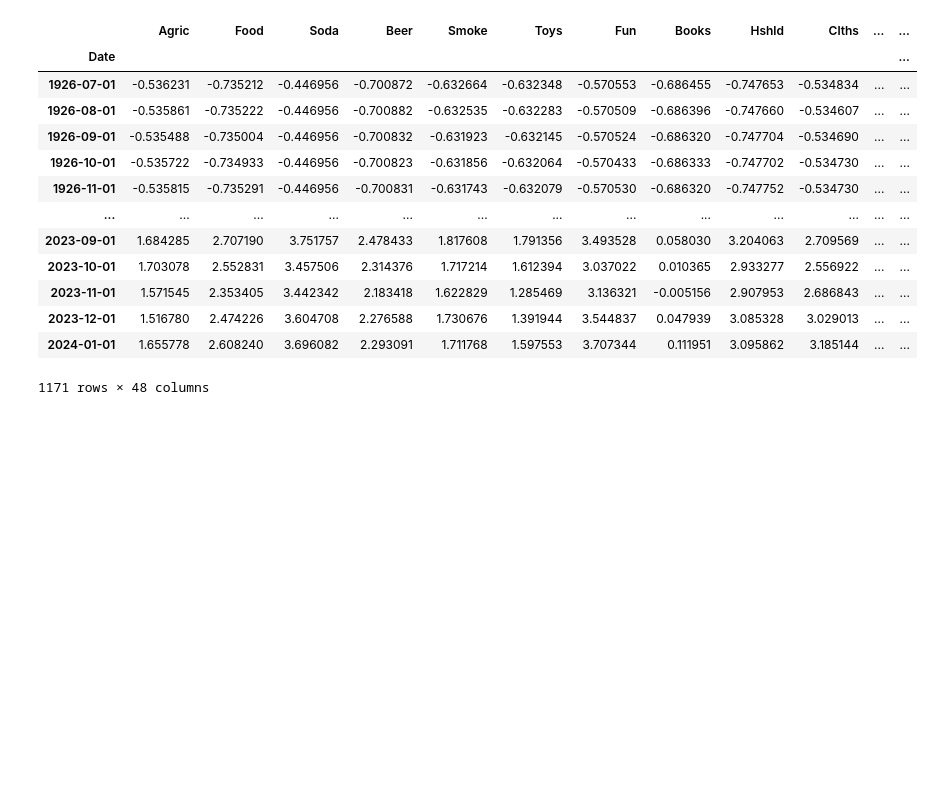
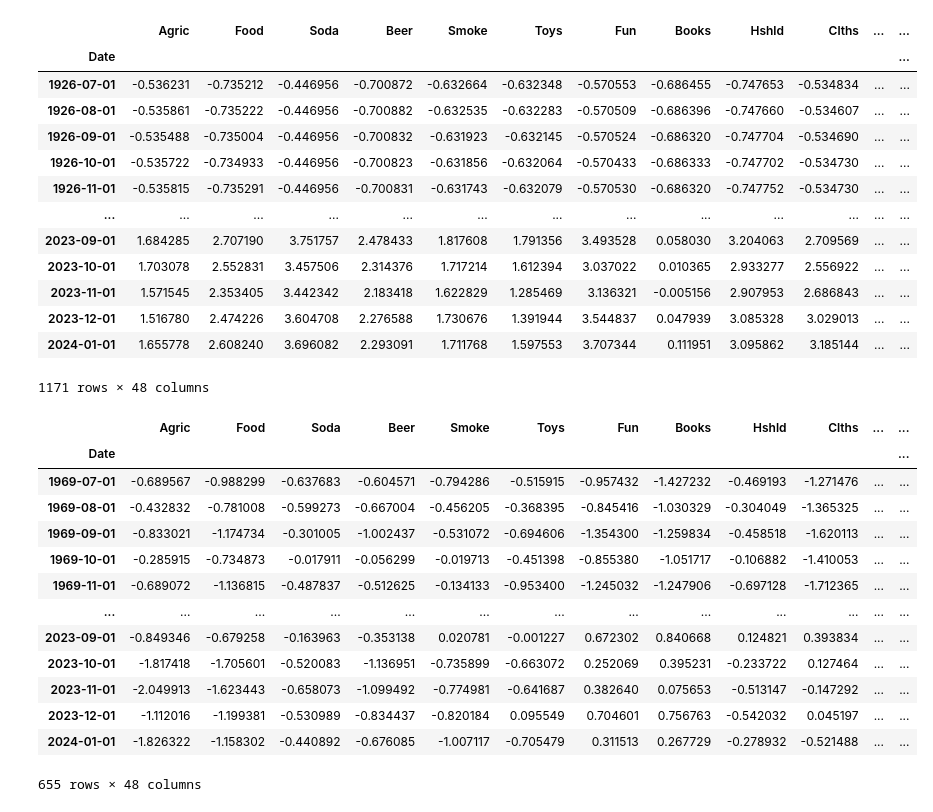
Before and after one commit to DominicPrenovost/TP2-PF-management, a Jupyter notebook: QuestionC.ipynb, the cells around one changed output. Cells and saved outputs as stored; diff of their text form; code cells hidden in the pictures; blank space fills up the shorter version.

```diff
--- a/QuestionC.ipynb
+++ b/QuestionC.ipynb
@@ -154,3 +155,36 @@ df_market_cap_standardized
 | 2023-12-01 | 1.516780 | 2.474226 | 3.604708 | 2.276588 | 1.730676 | 1.391944 | 3.544837 | 0.047939 | 3.085328 | 3.029013 | ... | ... |
 | 2024-01-01 | 1.655778 | 2.608240 | 3.696082 | 2.293091 | 1.711768 | 1.597553 | 3.707344 | 0.111951 | 3.095862 | 3.185144 | ... | ... |
 1171 rows × 48 columns
+# %%
+# Standardiser les données dans market_cap
+market_cap_standardized = scaler.fit_transform(market_cap)
+
+# Convertir les données standardisées en DataFrame
+df_market_cap_standardized = pd.DataFrame(market_cap_standardized, index=market_cap.index, columns=market_cap.columns)
+
+# Afficher le DataFrame standardisé
+df_market_cap_standardized
+# %%
+# Standardiser les données dans df_mom
+mom_standardized = scaler.fit_transform(df_mom)
+
+# Convertir les données standardisées en DataFrame
+df_mom_standardized = pd.DataFrame(mom_standardized, index=df_mom.index, columns=df_mom.columns)
+
+# Afficher le DataFrame standardisé
+df_mom_standardized
+# %% [output]
+|  | Agric | Food | Soda | Beer | Smoke | Toys | Fun | Books | Hshld | Clths | ... | ... |
+| Date |  |  |  |  |  |  |  |  |  |  |  | ... |
+| 1969-07-01 | -0.689567 | -0.988299 | -0.637683 | -0.604571 | -0.794286 | -0.515915 | -0.957432 | -1.427232 | -0.469193 | -1.271476 | ... | ... |
+| 1969-08-01 | -0.432832 | -0.781008 | -0.599273 | -0.667004 | -0.456205 | -0.368395 | -0.845416 | -1.030329 | -0.304049 | -1.365325 | ... | ... |
+| 1969-09-01 | -0.833021 | -1.174734 | -0.301005 | -1.002437 | -0.531072 | -0.694606 | -1.354300 | -1.259834 | -0.458518 | -1.620113 | ... | ... |
+| 1969-10-01 | -0.285915 | -0.734873 | -0.017911 | -0.056299 | -0.019713 | -0.451398 | -0.855380 | -1.051717 | -0.106882 | -1.410053 | ... | ... |
+| 1969-11-01 | -0.689072 | -1.136815 | -0.487837 | -0.512625 | -0.134133 | -0.953400 | -1.245032 | -1.247906 | -0.697128 | -1.712365 | ... | ... |
+| ... | ... | ... | ... | ... | ... | ... | ... | ... | ... | ... | ... | ... |
+| 2023-09-01 | -0.849346 | -0.679258 | -0.163963 | -0.353138 | 0.020781 | -0.001227 | 0.672302 | 0.840668 | 0.124821 | 0.393834 | ... | ... |
+| 2023-10-01 | -1.817418 | -1.705601 | -0.520083 | -1.136951 | -0.735899 | -0.663072 | 0.252069 | 0.395231 | -0.233722 | 0.127464 | ... | ... |
+| 2023-11-01 | -2.049913 | -1.623443 | -0.658073 | -1.099492 | -0.774981 | -0.641687 | 0.382640 | 0.075653 | -0.513147 | -0.147292 | ... | ... |
+| 2023-12-01 | -1.112016 | -1.199381 | -0.530989 | -0.834437 | -0.820184 | 0.095549 | 0.704601 | 0.756763 | -0.542032 | 0.045197 | ... | ... |
+| 2024-01-01 | -1.826322 | -1.158302 | -0.440892 | -0.676085 | -1.007117 | -0.705479 | 0.311513 | 0.267729 | -0.278932 | -0.521488 | ... | ... |
+655 rows × 48 columns
```
Also changed, not shown: parts of 3 cells of this notebook.
